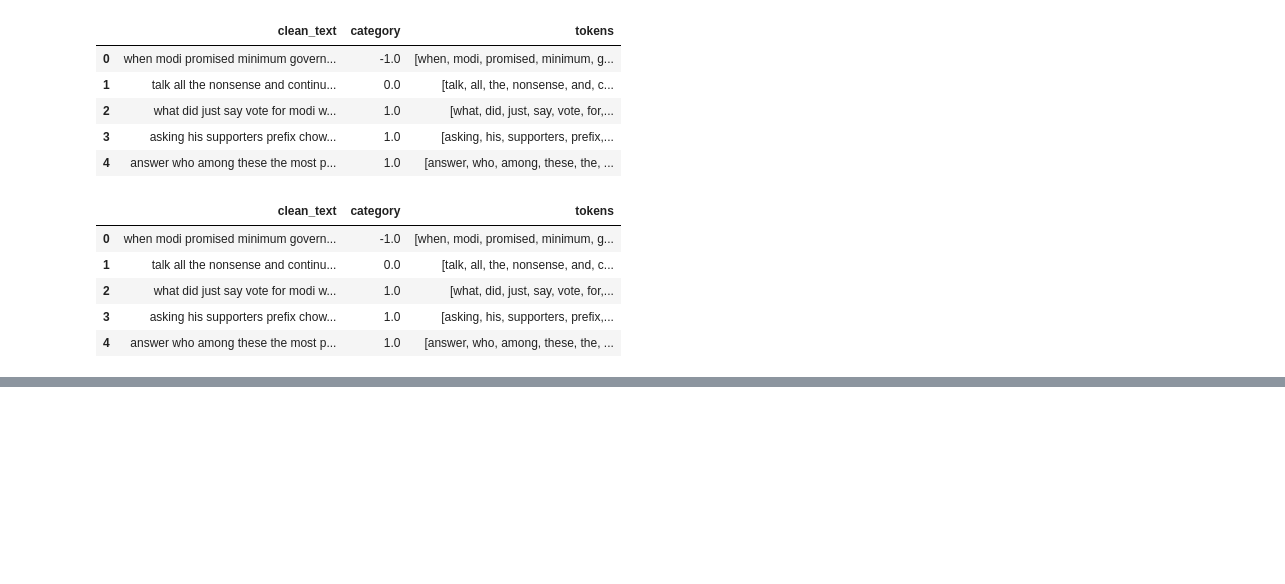
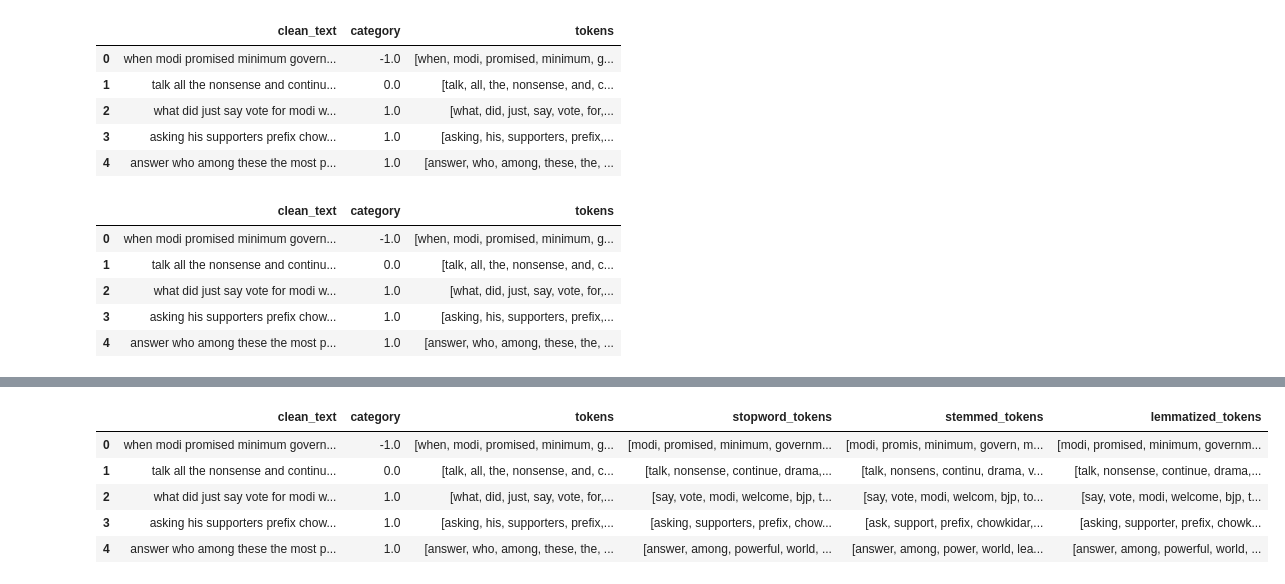
Before and after one commit to Godfrey-249/Phase-4-Group-2--NLP-Project, a Jupyter notebook: index (2).ipynb, the cells around one changed output, grey strips where cells are left out. Saved outputs shown, nothing was run; the diff lists cells and outputs as text; code cells hidden in the pictures; blank space fills up the shorter version.

```diff
--- a/index (2).ipynb
+++ b/index (2).ipynb
@@ -171,0 +185,9 @@ data.head()
+# %%
+data.head()
+# %% [output]
+|  | clean_text | category | tokens | stopword_tokens | stemmed_tokens | lemmatized_tokens |
+| 0 | when modi promised minimum govern... | -1.0 | [when, modi, promised, minimum, g... | [modi, promised, minimum, governm... | [modi, promis, minimum, govern, m... | [modi, promised, minimum, governm... |
+| 1 | talk all the nonsense and continu... | 0.0 | [talk, all, the, nonsense, and, c... | [talk, nonsense, continue, drama,... | [talk, nonsens, continu, drama, v... | [talk, nonsense, continue, drama,... |
+| 2 | what did just say vote for modi w... | 1.0 | [what, did, just, say, vote, for,... | [say, vote, modi, welcome, bjp, t... | [say, vote, modi, welcom, bjp, to... | [say, vote, modi, welcome, bjp, t... |
+| 3 | asking his supporters prefix chow... | 1.0 | [asking, his, supporters, prefix,... | [asking, supporters, prefix, chow... | [ask, support, prefix, chowkidar,... | [asking, supporter, prefix, chowk... |
+| 4 | answer who among these the most p... | 1.0 | [answer, who, among, these, the, ... | [answer, among, powerful, world, ... | [answer, among, power, world, lea... | [answer, among, powerful, world, ... |
```
Also changed, not shown: parts of 6 cells of this notebook.
